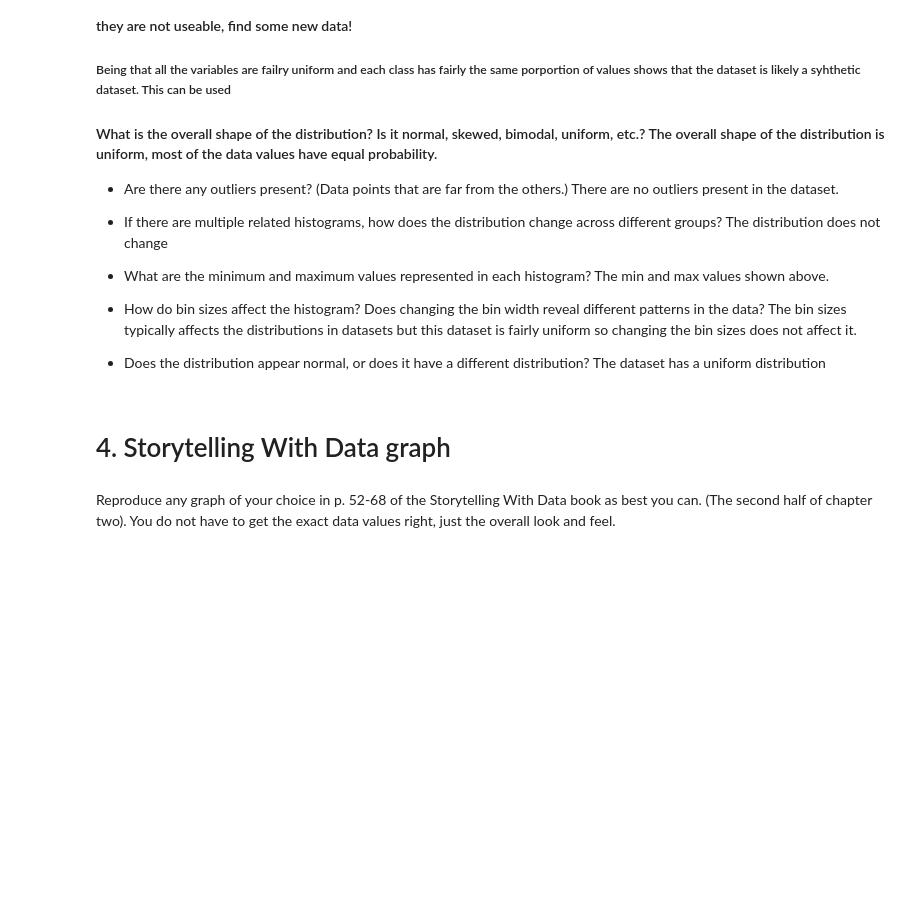
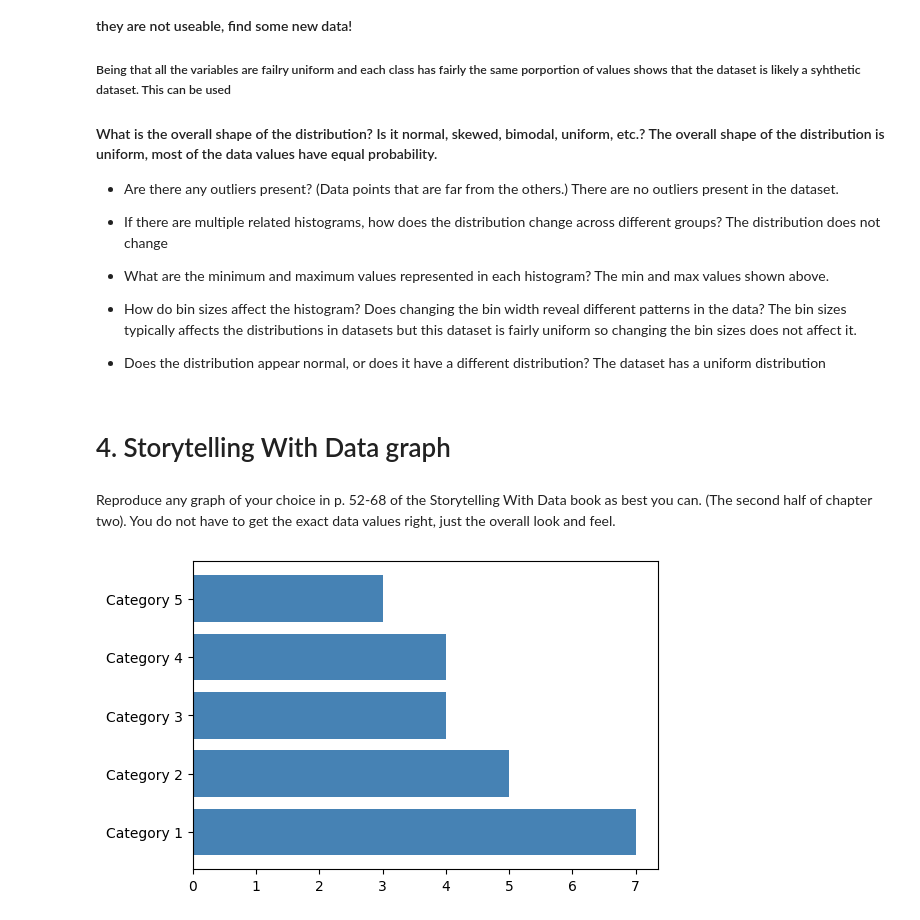
Before and after one commit to NaN522/AI-For-Leaders, a Jupyter notebook: ModB-Week4-Persaud-Nandalall.ipynb, the cells around one changed output. Drawn from its saved outputs; the diff is of its cells as text; code cells hidden in the pictures; blank space fills up the shorter version.

```diff
--- a/ModB-Week4-Persaud-Nandalall.ipynb
+++ b/ModB-Week4-Persaud-Nandalall.ipynb
@@ -484,3 +484,15 @@ Glucose            70.0    199.0
 # 4. Storytelling With Data graph
 # %% [markdown]
 Reproduce any graph of your choice in p. 52-68 of the Storytelling With Data book as best you can.  (The second half of chapter two).  You do not have to get the exact data values right, just the overall look and feel.
+# %%
+
+# Figure2.1 on page 57
+
+categories = ['Category 1', 'Category 2', 'Category 3', 'Category 4', 'Category 5']
+values = [7, 5, 4, 4, 3]
+
+# Create horizontal bar chart
+plt.figure(figsize=(6, 4))
+bars = plt.barh(categories, values, color='steelblue')
+# %% [output]
+[figure, added]
```
